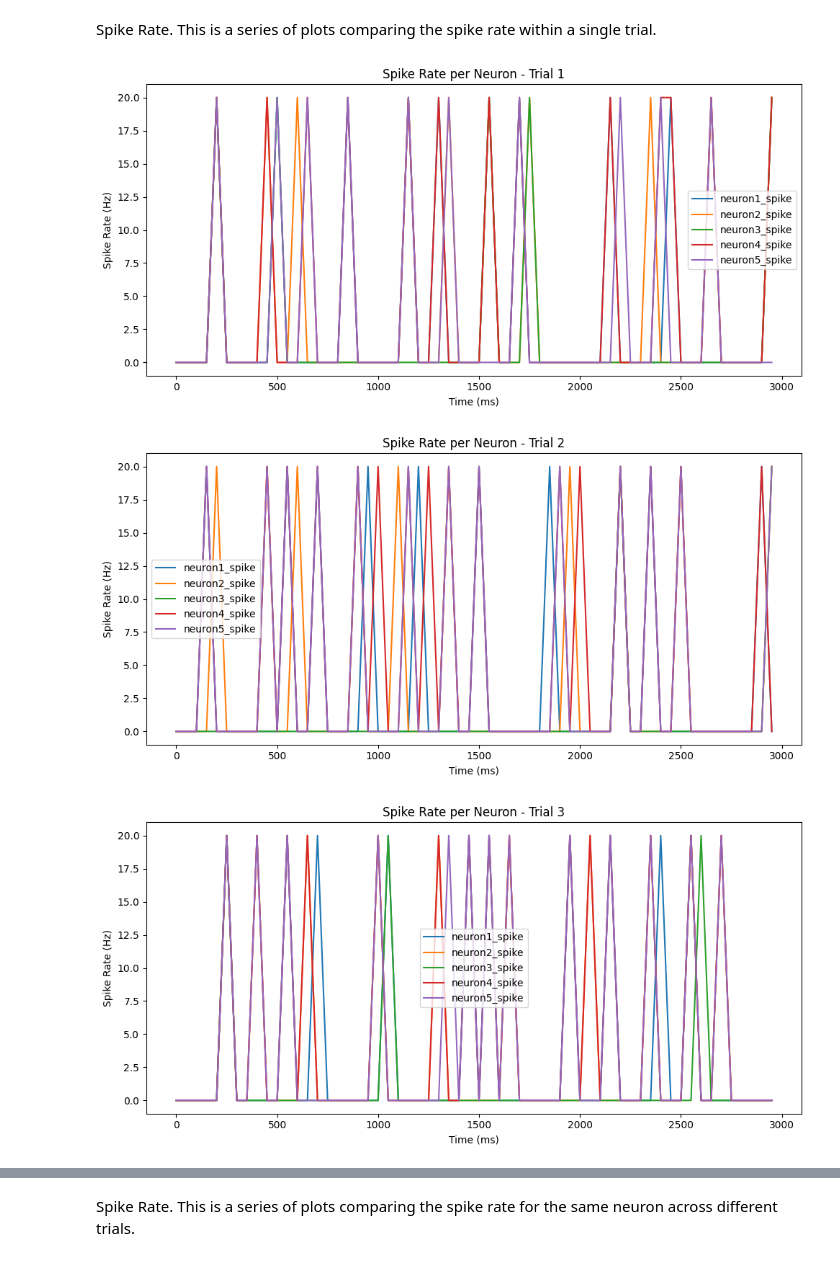
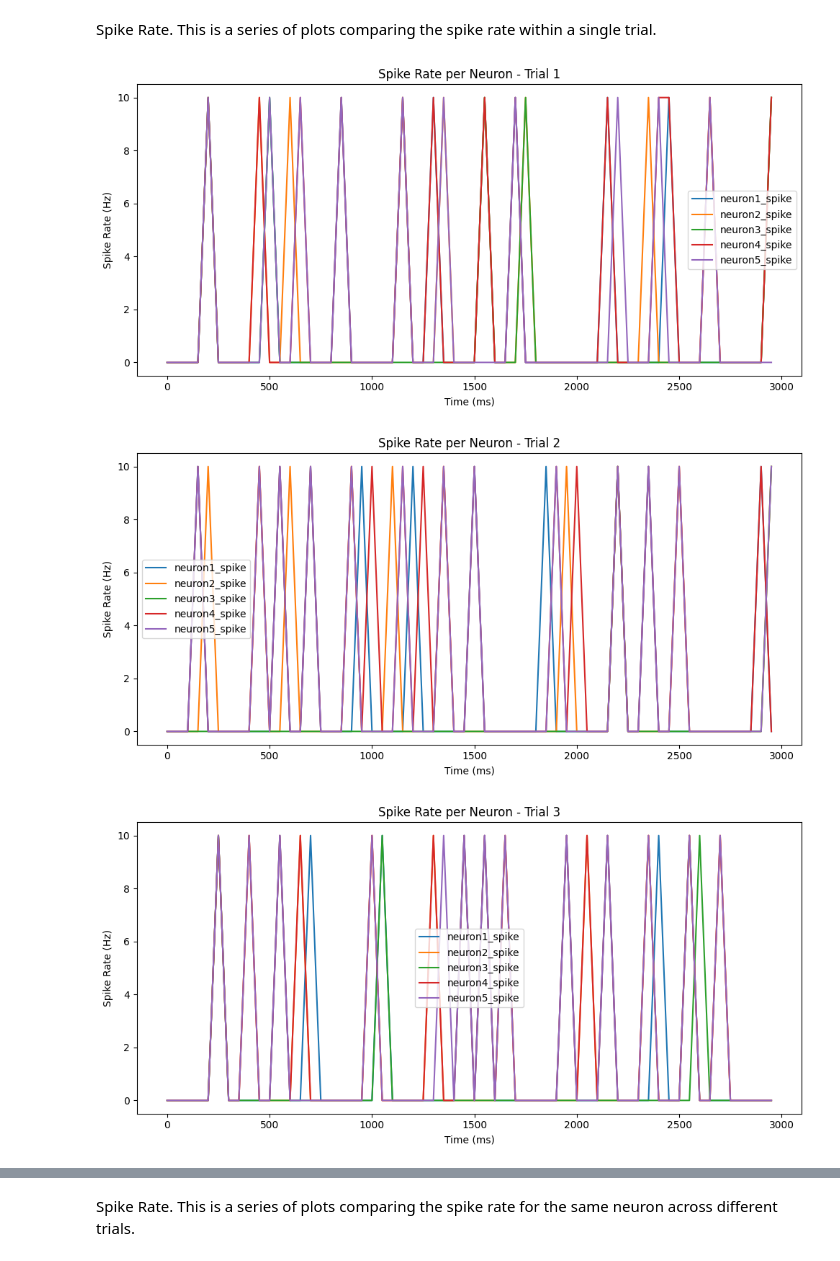
Before and after one commit to Nerfworm/IFneuron-model, a Jupyter notebook: data_playground_3.ipynb, the cells around one changed output, grey strips where cells are left out. Drawn from its saved outputs; the diff is of its cells as text; code cells hidden in the pictures.

```diff
--- a/data_playground_3.ipynb
+++ b/data_playground_3.ipynb
@@ -225,20 +225,21 @@ for trial_idx, trial_df in enumerate(all_trials):
 # %% [markdown]
 Spike Rate.  This is a series of plots comparing the spike rate within a single trial.
 # %%
+bin_size = 100
 for trial_idx, trial_df in enumerate(all_trials):
     plt.figure(figsize=(10, 5))
     for n, col in enumerate(spike_columns):
         # Calculate spike rate in Hz for each bin
         spike_counts = binned_spikes[trial_idx, :, n]
         spike_rate_hz = spike_counts * (1000 / bin_size)  # bin_size in ms, so 1000/bin_size gives Hz
         plt.plot(time_bins, spike_rate_hz, label=col)
     plt.xlabel('Time (ms)')
     plt.ylabel('Spike Rate (Hz)')
     plt.title(f'Spike Rate per Neuron - Trial {trial_idx+1}')
     plt.legend()
     plt.tight_layout()
     plt.show()
 # %% [output]
-[figure, old version]
+[figure, new version]
-[figure, old version]
+[figure, new version]
-[figure, old version]
+[figure, new version]
```
Also changed, not shown: parts of 3 cells of this notebook, 2 other files.
